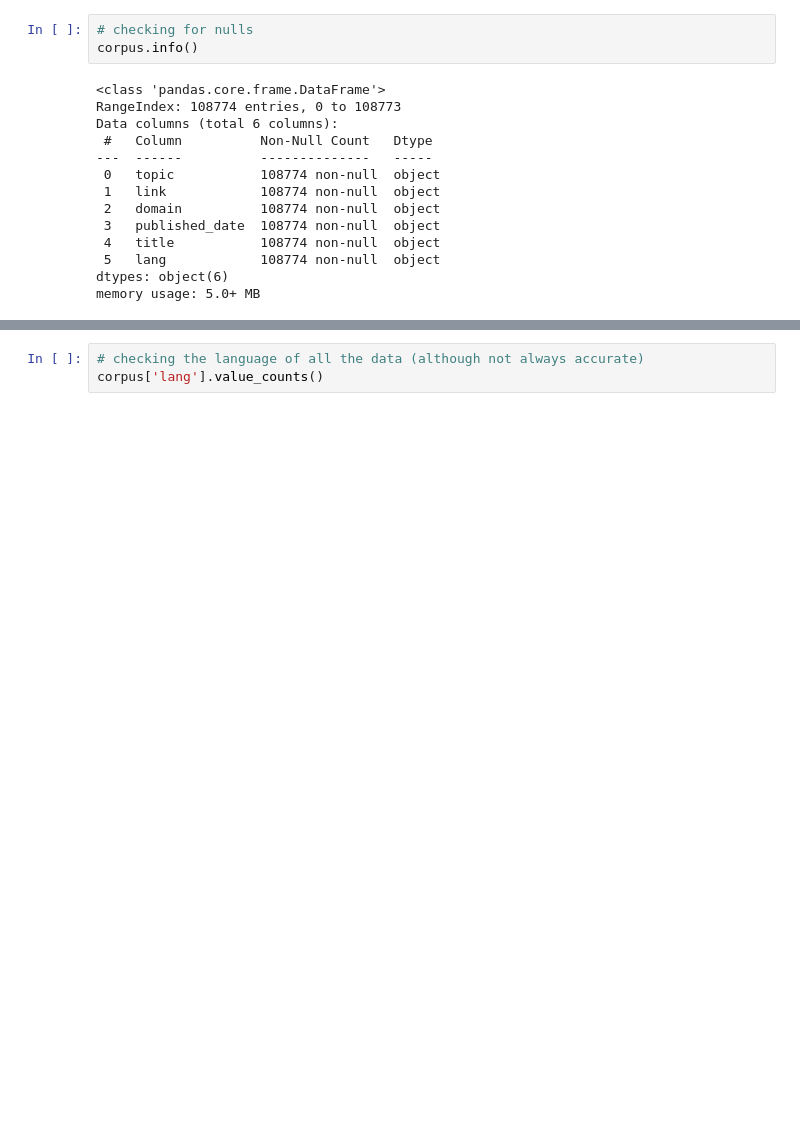
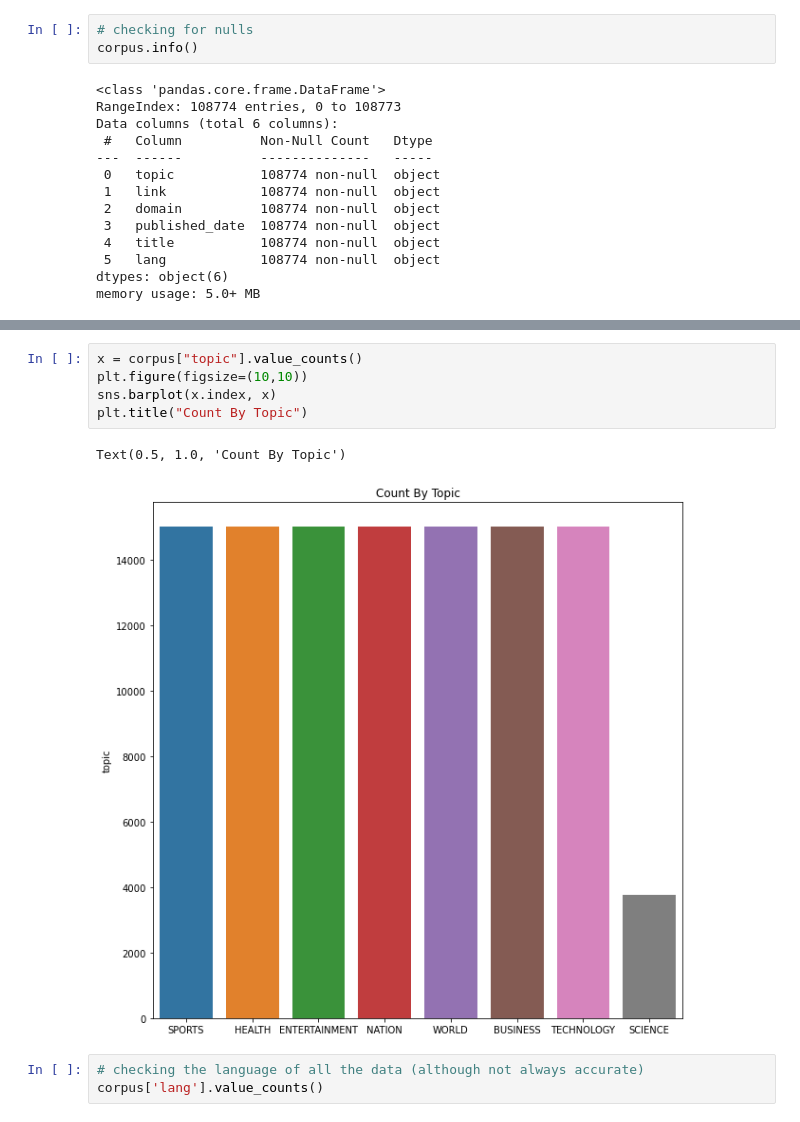
Before and after one commit to madoriathomas/capstone, a Jupyter notebook: headline_EDA.ipynb, the cells around one changed output, grey strips where cells are left out. Drawn from its saved outputs; the diff is of its cells as text; blank space fills up the shorter version.

Commit message:
new graphs

```diff
--- a/headline_EDA.ipynb
+++ b/headline_EDA.ipynb
@@ -62,5 +62,13 @@ WORLD            15000
 SCIENCE           3774
 Name: topic, dtype: int64
+# %%
+x = corpus["topic"].value_counts()
+plt.figure(figsize=(10,10))
+sns.barplot(x.index, x)
+plt.title("Count By Topic")
+# %% [output]
+Text(0.5, 1.0, 'Count By Topic')
+[figure, added]
 # %%
 # checking the language of all the data (although not always accurate)
 corpus['lang'].value_counts()
```
Also changed, not shown: parts of 13 cells of this notebook.
